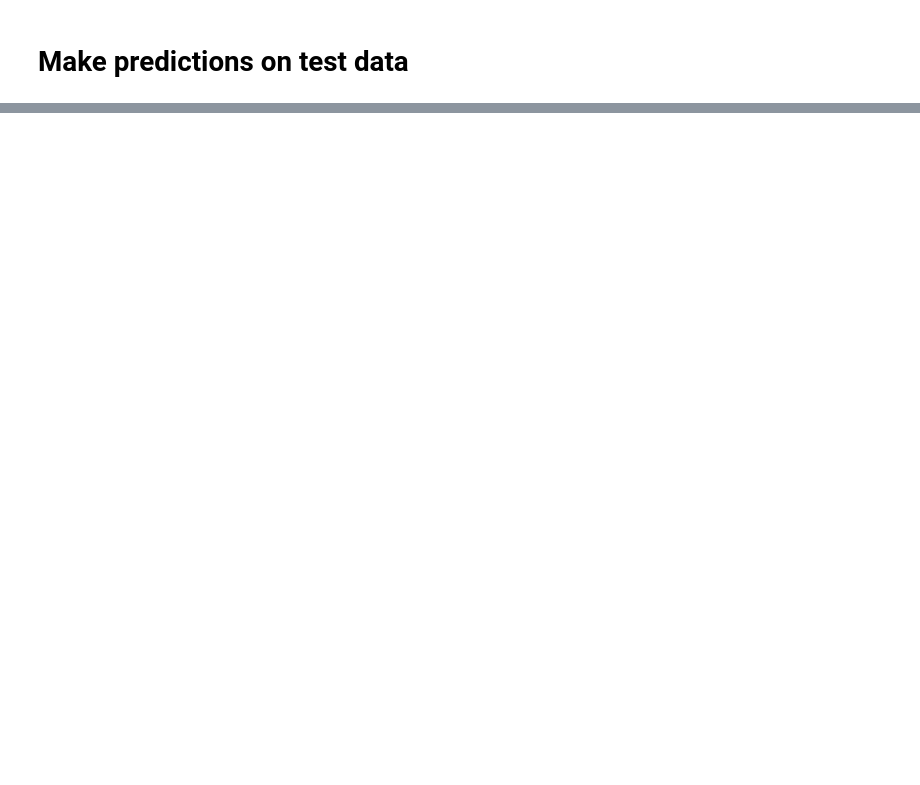
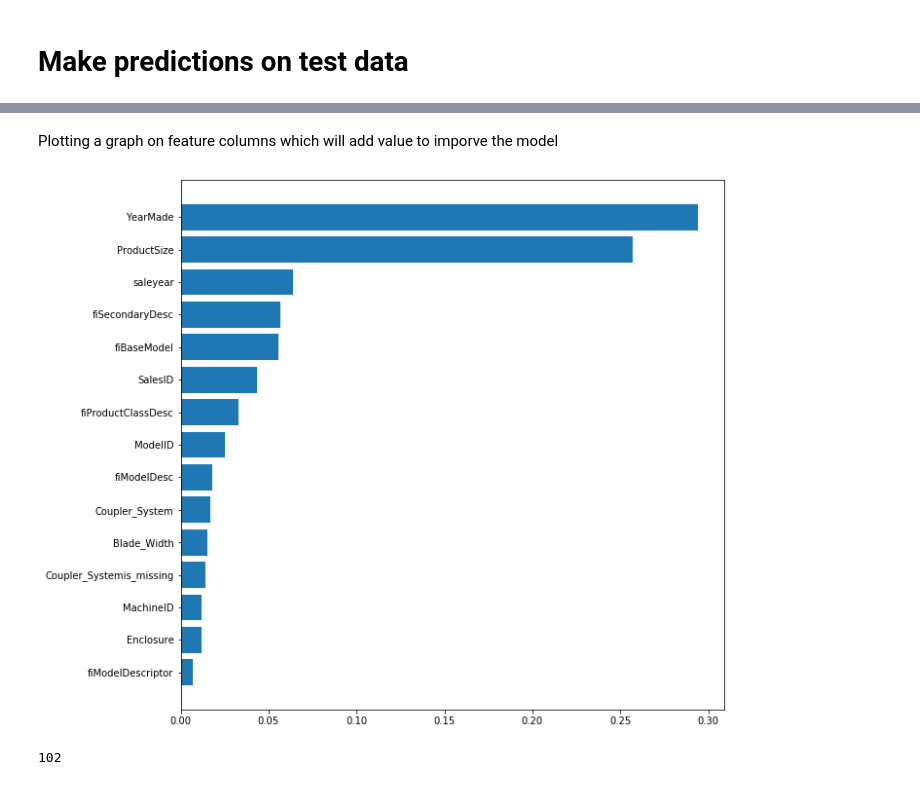
Before and after one commit to JayJavaDevelopment/DataScience, a Jupyter notebook: 25032020_Sale Price of Bulldozers.ipynb, the cells around one changed output, grey strips where cells are left out. Drawn from its saved outputs; the diff is of its cells as text; code cells hidden in the pictures; blank space fills up the shorter version.

```diff
--- a/25032020_Sale Price of Bulldozers.ipynb
+++ b/25032020_Sale Price of Bulldozers.ipynb
@@ -754,0 +944,22 @@ X_train.shape
+# %% [markdown]
+Plotting a graph on feature columns which will add value to imporve the model
+# %%
+def plot_features(columns,feature_importances, n ):
+    col = {
+        "Columns Names" : columns,
+        "Feature importances" : feature_importances
+        }
+    df = (pd.DataFrame(col)).sort_values("Feature importances", ascending=False).reset_index(drop=True)
+
+    fig, ax = plt.subplots(figsize=(10,10))
+    ax.barh(df["Columns Names"][:n],df["Feature importances"][:n])
+    ax.invert_yaxis()
+# %%
+    df = pd.DataFrame({"columns" : X_train.columns,"feature imp" : ideal_model.feature_importances_})
+plot_features(df["columns"],df["feature imp"],15)
+# %% [output]
+[figure, added]
+# %%
+len(X_train.columns)
+# %% [output]
+102
```
Also changed, not shown: parts of 35 cells of this notebook.
